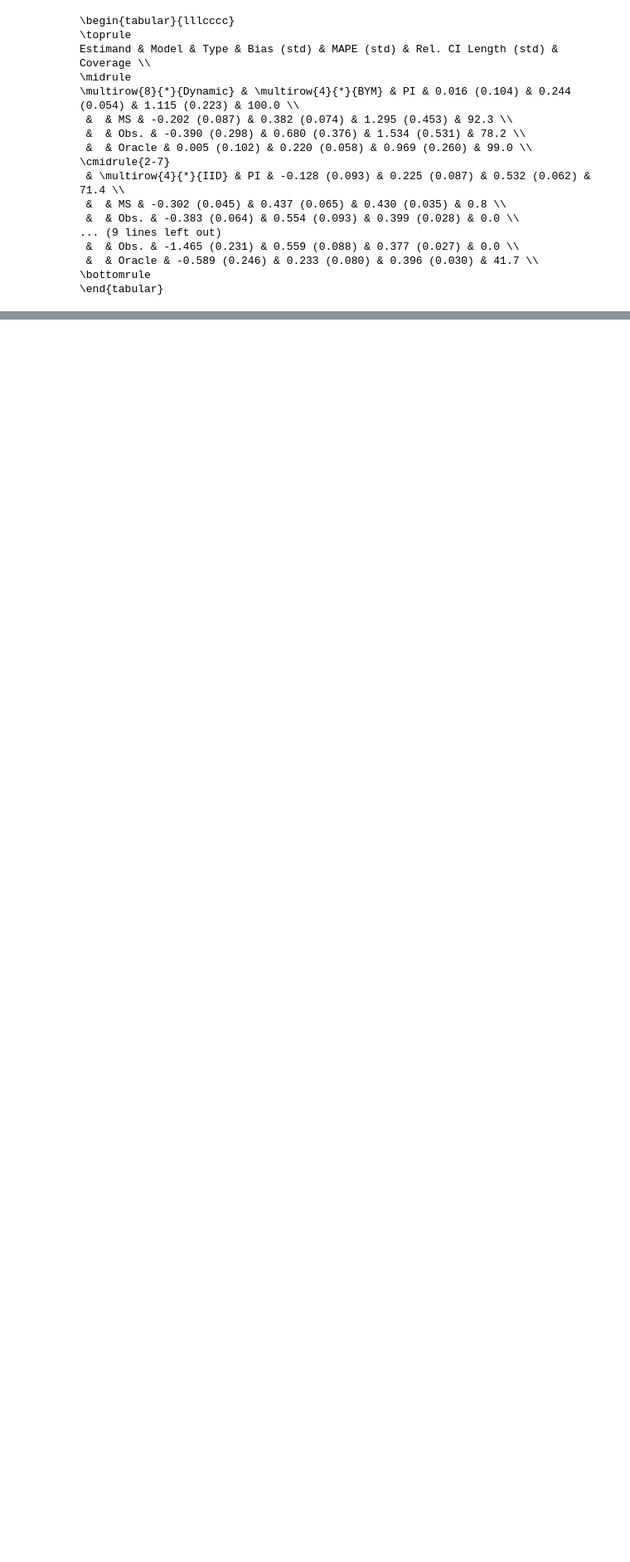
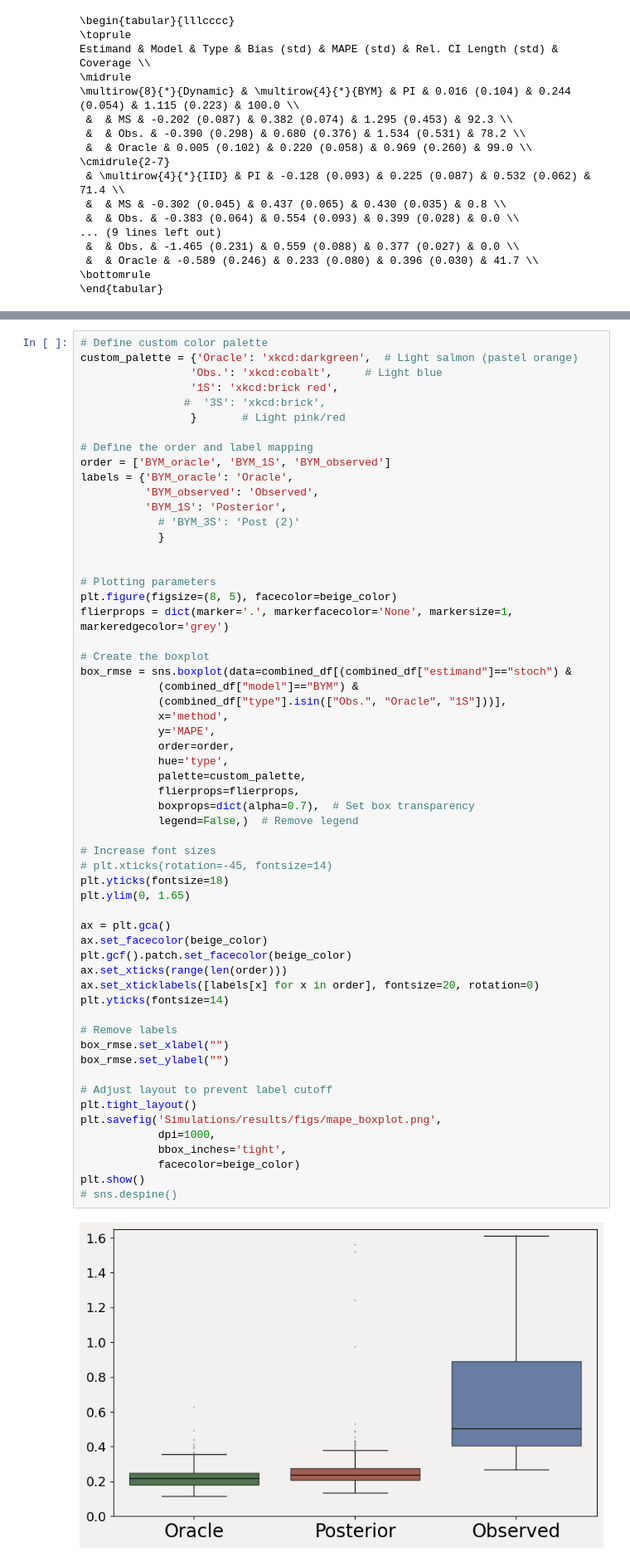
Before and after one commit to barwein/BayesProxyNets, a Jupyter notebook: Simulations/Sim_results_analysis.ipynb, the cells around one changed output, grey strips where cells are left out. Shown at 83% size. Drawn from its saved outputs; the diff is of its cells as text; blank space fills up the shorter version.

```diff
--- a/Simulations/Sim_results_analysis.ipynb
+++ b/Simulations/Sim_results_analysis.ipynb
@@ -432,3 +438,63 @@ Text(0, 0.5, '')
+# %%
+# Define custom color palette
+custom_palette = {'Oracle': 'xkcd:darkgreen',  # Light salmon (pastel orange)
+                 'Obs.': 'xkcd:cobalt',     # Light blue
+                 '1S': 'xkcd:brick red',
+                #  '3S': 'xkcd:brick',
+                 }       # Light pink/red
+
+# Define the order and label mapping
+order = ['BYM_oracle', 'BYM_1S', 'BYM_observed']
+labels = {'BYM_oracle': 'Oracle',
+          'BYM_observed': 'Observed',
+          'BYM_1S': 'Posterior',
+            # 'BYM_3S': 'Post (2)'
+            }
+
+
+# Plotting parameters
+plt.figure(figsize=(8, 5), facecolor=beige_color)
+flierprops = dict(marker='.', markerfacecolor='None', markersize=1, markeredgecolor='grey')
+
+# Create the boxplot
+box_rmse = sns.boxplot(data=combined_df[(combined_df["estimand"]=="stoch") &
+            (combined_df["model"]=="BYM") &
+            (combined_df["type"].isin(["Obs.", "Oracle", "1S"]))],
+            x='method',
+            y='MAPE',
+            order=order,
+            hue='type',
+            palette=custom_palette,
+            flierprops=flierprops,
+            boxprops=dict(alpha=0.7),  # Set box transparency
+            legend=False,)  # Remove legend
+
+# Increase font sizes
+# plt.xticks(rotation=-45, fontsize=14)
+plt.yticks(fontsize=18)
+plt.ylim(0, 1.65)
+
+ax = plt.gca()
+ax.set_facecolor(beige_color)
+plt.gcf().patch.set_facecolor(beige_color)
+ax.set_xticks(range(len(order)))
+ax.set_xticklabels([labels[x] for x in order], fontsize=20, rotation=0)
+plt.yticks(fontsize=14)
+
+# Remove labels
+box_rmse.set_xlabel("")
+box_rmse.set_ylabel("")
+
+# Adjust layout to prevent label cutoff
+plt.tight_layout()
+plt.savefig('Simulations/results/figs/mape_boxplot.png',
+            dpi=1000,
+            bbox_inches='tight',
+            facecolor=beige_color)
+plt.show()
+# sns.despine()
+# %% [output]
+[figure, added]
 # %%
 # Zeigen MAE plots
 
```
Also changed, not shown: parts of 11 cells of this notebook, 16 other files.
